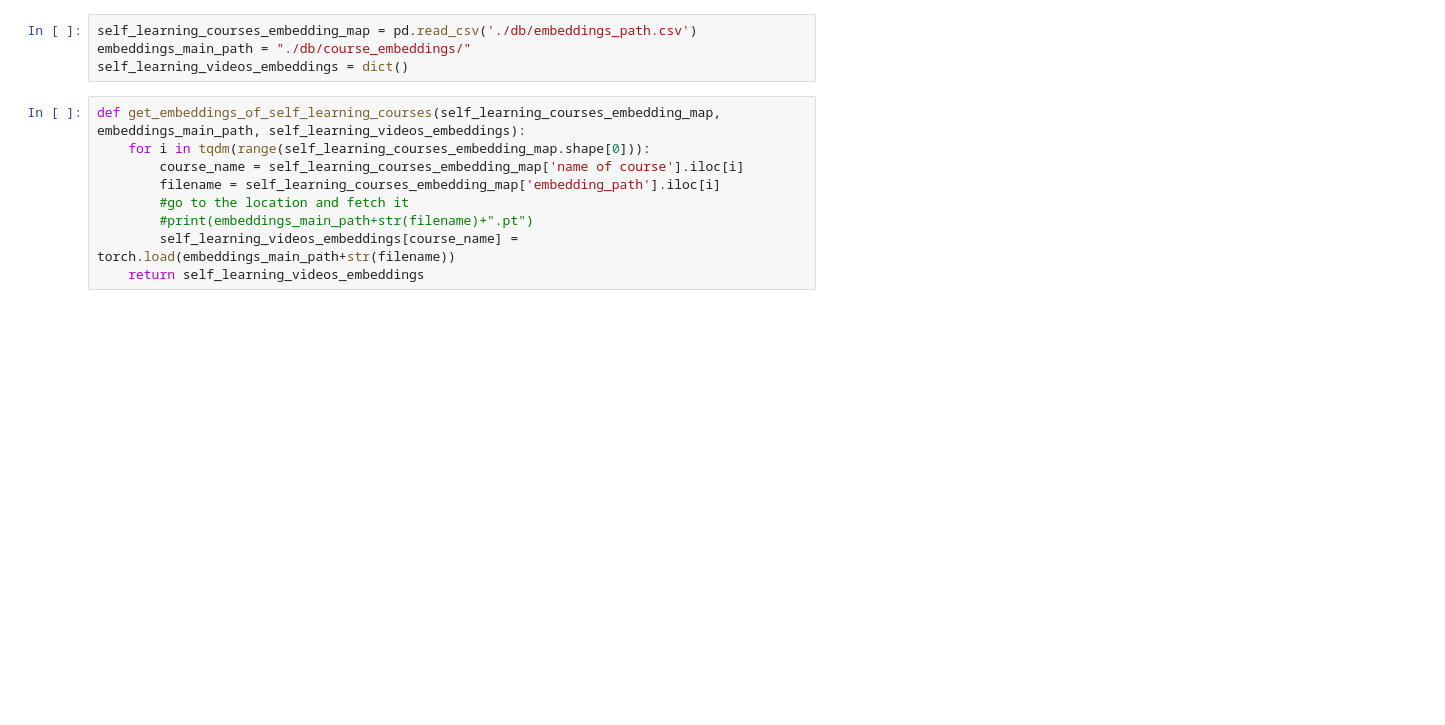
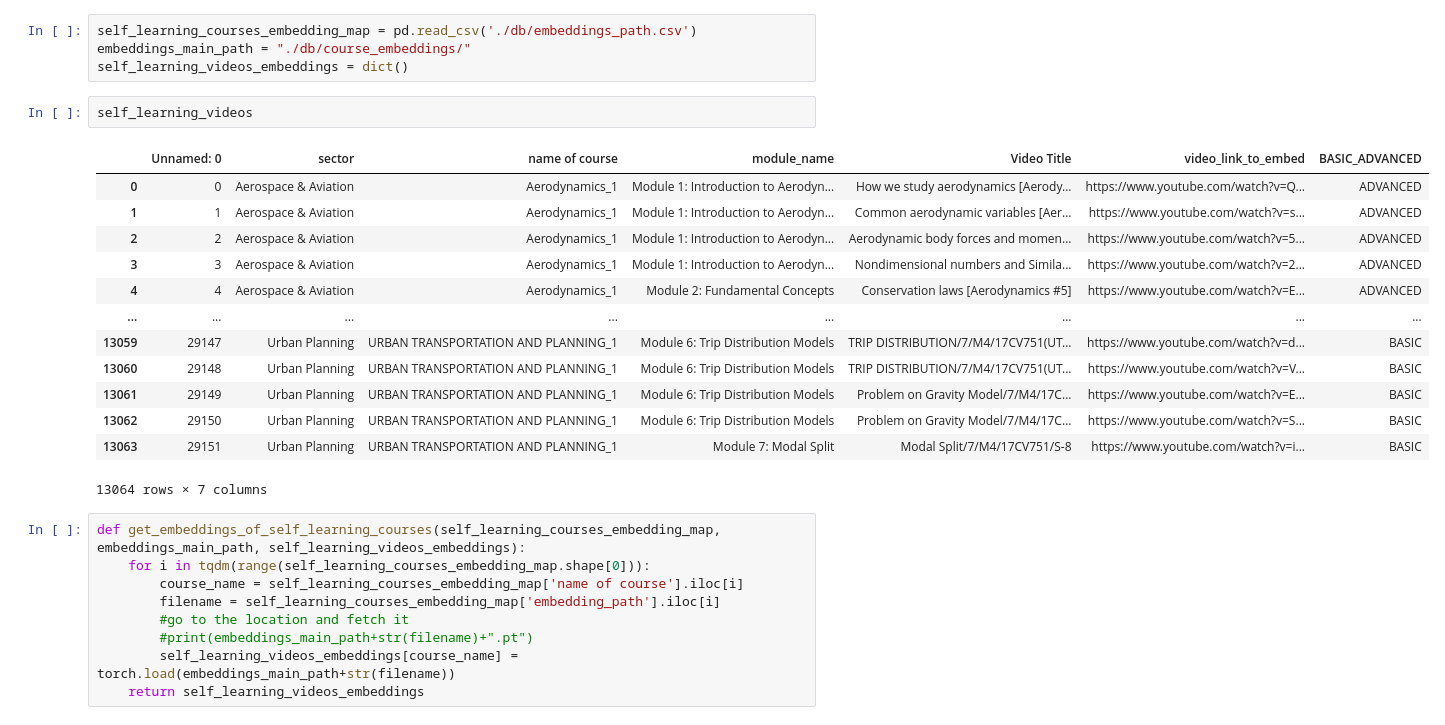
Before and after one commit to umaidali236/JKSDM-AI-API, a Jupyter notebook: generateembeddings_self_learing_videos.ipynb, the cells around one changed output. Saved outputs shown, nothing was run; the diff lists cells and outputs as text; blank space fills up the shorter version.

```diff
--- a/generateembeddings_self_learing_videos.ipynb
+++ b/generateembeddings_self_learing_videos.ipynb
@@ -240,6 +240,22 @@ self_learning_videos = pd.read_csv('./db/self_learning_courses_basic_advanced.cs
 self_learning_courses_embedding_map = pd.read_csv('./db/embeddings_path.csv')
 embeddings_main_path = "./db/course_embeddings/"
 self_learning_videos_embeddings = dict()
+# %%
+self_learning_videos
+# %% [output]
+|  | Unnamed: 0 | sector | name of course | module_name | Video Title | video_link_to_embed | BASIC_ADVANCED |
+| 0 | 0 | Aerospace & Aviation | Aerodynamics_1 | Module 1: Introduction to Aerodyn... | How we study aerodynamics [Aerody... | https://www.youtube.com/watch?v=Q... | ADVANCED |
+| 1 | 1 | Aerospace & Aviation | Aerodynamics_1 | Module 1: Introduction to Aerodyn... | Common aerodynamic variables [Aer... | https://www.youtube.com/watch?v=s... | ADVANCED |
+| 2 | 2 | Aerospace & Aviation | Aerodynamics_1 | Module 1: Introduction to Aerodyn... | Aerodynamic body forces and momen... | https://www.youtube.com/watch?v=5... | ADVANCED |
+| 3 | 3 | Aerospace & Aviation | Aerodynamics_1 | Module 1: Introduction to Aerodyn... | Nondimensional numbers and Simila... | https://www.youtube.com/watch?v=2... | ADVANCED |
+| 4 | 4 | Aerospace & Aviation | Aerodynamics_1 | Module 2: Fundamental Concepts | Conservation laws [Aerodynamics #5] | https://www.youtube.com/watch?v=E... | ADVANCED |
+| ... | ... | ... | ... | ... | ... | ... | ... |
+| 13059 | 29147 | Urban Planning | URBAN TRANSPORTATION AND PLANNING_1 | Module 6: Trip Distribution Models | TRIP DISTRIBUTION/7/M4/17CV751(UT... | https://www.youtube.com/watch?v=d... | BASIC |
+| 13060 | 29148 | Urban Planning | URBAN TRANSPORTATION AND PLANNING_1 | Module 6: Trip Distribution Models | TRIP DISTRIBUTION/7/M4/17CV751(UT... | https://www.youtube.com/watch?v=V... | BASIC |
+| 13061 | 29149 | Urban Planning | URBAN TRANSPORTATION AND PLANNING_1 | Module 6: Trip Distribution Models | Problem on Gravity Model/7/M4/17C... | https://www.youtube.com/watch?v=E... | BASIC |
+| 13062 | 29150 | Urban Planning | URBAN TRANSPORTATION AND PLANNING_1 | Module 6: Trip Distribution Models | Problem on Gravity Model/7/M4/17C... | https://www.youtube.com/watch?v=S... | BASIC |
+| 13063 | 29151 | Urban Planning | URBAN TRANSPORTATION AND PLANNING_1 | Module 7: Modal Split | Modal Split/7/M4/17CV751/S-8 | https://www.youtube.com/watch?v=i... | BASIC |
+13064 rows × 7 columns
 # %%
 def get_embeddings_of_self_learning_courses(self_learning_courses_embedding_map, embeddings_main_path, self_learning_videos_embeddings):
     for i in tqdm(range(self_learning_courses_embedding_map.shape[0])):
```
Also changed, not shown: parts of 8 cells of this notebook, 48 other files.
